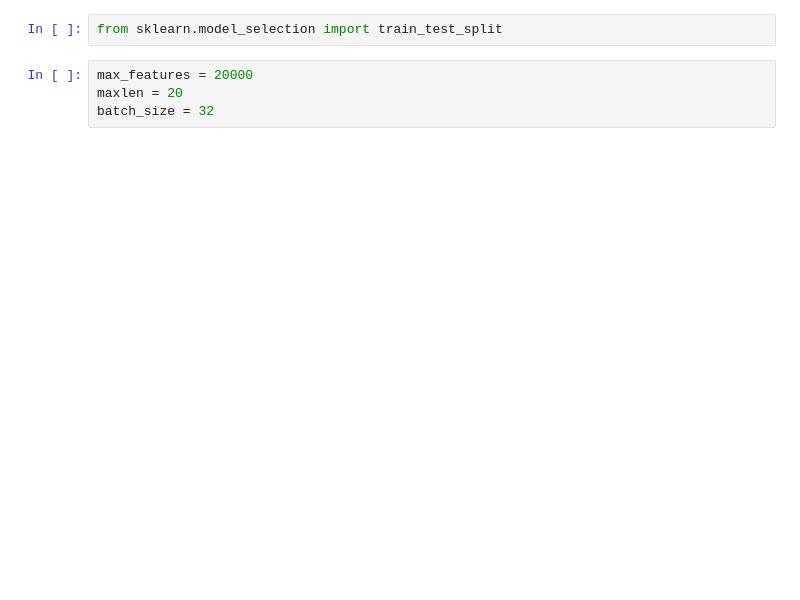
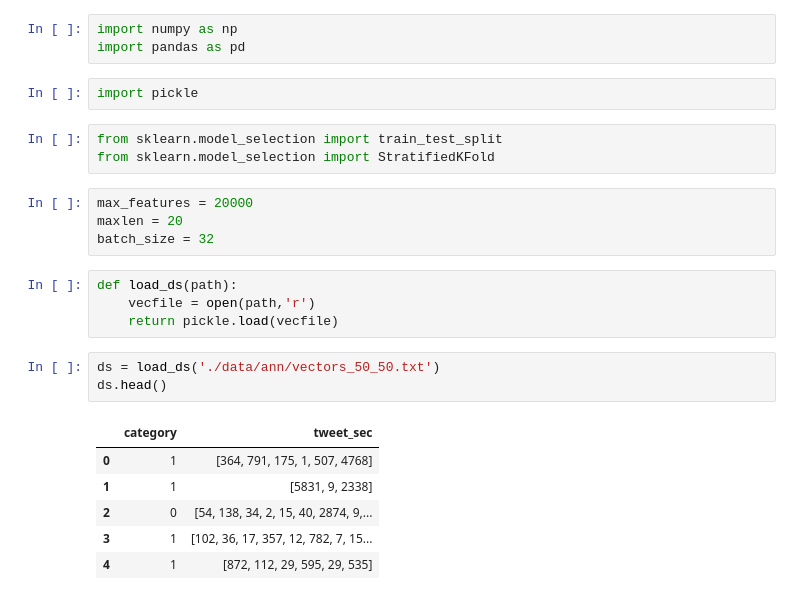
Before and after one commit to alanrods/service, a Jupyter notebook: LSTM MODEL.ipynb, the cells around one changed output. Drawn from its saved outputs; the diff is of its cells as text; blank space fills up the shorter version.

```diff
--- a/LSTM MODEL.ipynb
+++ b/LSTM MODEL.ipynb
@@ -6,6 +10,26 @@ from keras.layers import LSTM
+# %%
+import numpy as np
+import pandas as pd
+# %%
+import pickle
 # %%
 from sklearn.model_selection import train_test_split
+from sklearn.model_selection import StratifiedKFold
 # %%
 max_features = 20000
 maxlen = 20
 batch_size = 32
+# %%
+def load_ds(path):
+    vecfile = open(path,'r')
+    return pickle.load(vecfile)
+# %%
+ds = load_ds('./data/ann/vectors_50_50.txt')
+ds.head()
+# %% [output]
+|  | category | tweet_sec |
+| 0 | 1 | [364, 791, 175, 1, 507, 4768] |
+| 1 | 1 | [5831, 9, 2338] |
+| 2 | 0 | [54, 138, 34, 2, 15, 40, 2874, 9,... |
+| 3 | 1 | [102, 36, 17, 357, 12, 782, 7, 15... |
+| 4 | 1 | [872, 112, 29, 595, 29, 535] |
```
Also changed, not shown: parts of 17 cells of this notebook, 6 other files.
